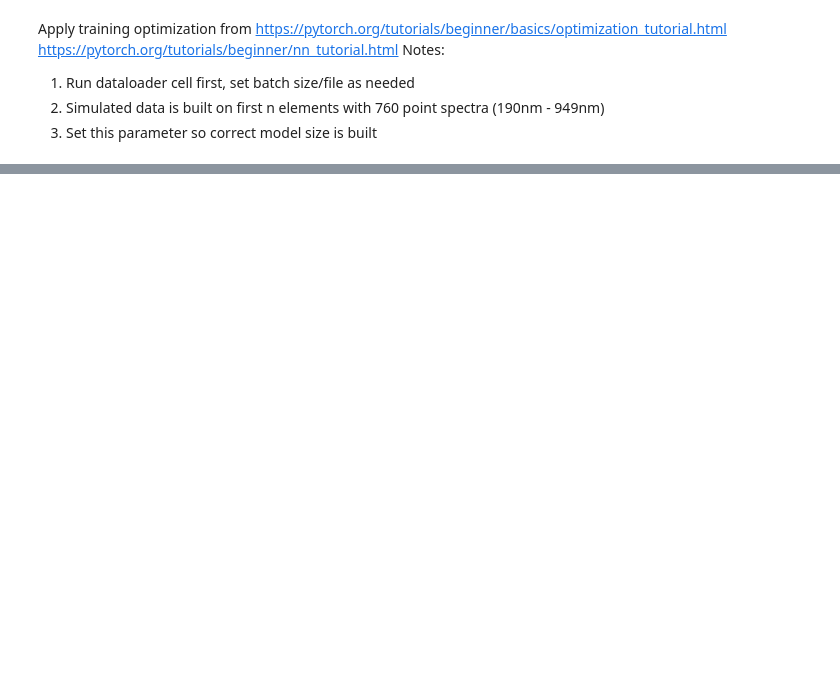
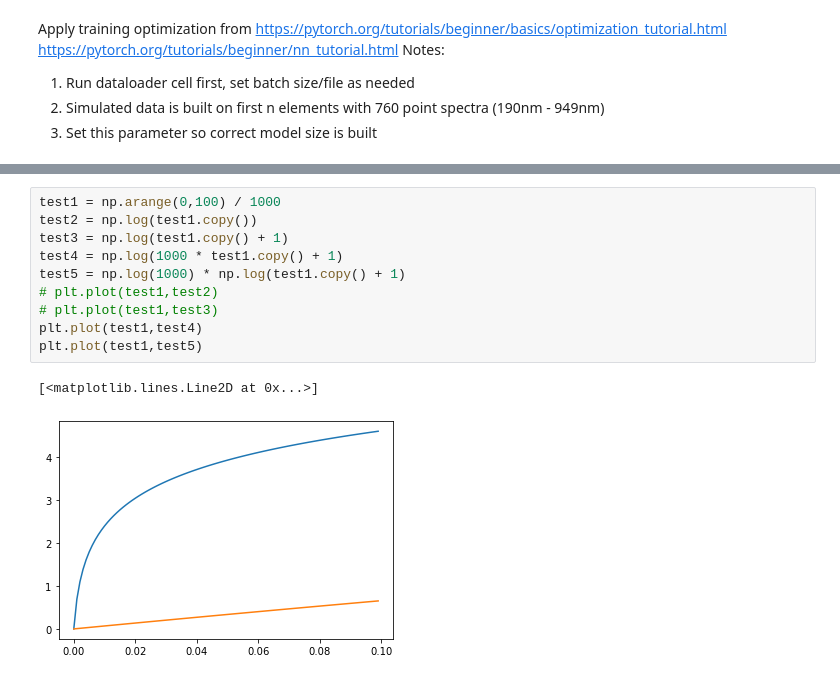
Before and after one commit to MWhitta/phaseMAP, a Jupyter notebook: LIBS_Training.ipynb, the cells around one changed output, grey strips where cells are left out. Saved outputs shown, nothing was run; the diff lists cells and outputs as text; blank space fills up the shorter version.

```diff
--- a/LIBS_Training.ipynb
+++ b/LIBS_Training.ipynb
@@ -171 +159,14 @@ Ne: 0.000287
 ... (12 outputs left out)
+# %%
+test1 = np.arange(0,100) / 1000
+test2 = np.log(test1.copy())
+test3 = np.log(test1.copy() + 1)
+test4 = np.log(1000 * test1.copy() + 1)
+test5 = np.log(1000) * np.log(test1.copy() + 1)
+# plt.plot(test1,test2)
+# plt.plot(test1,test3)
+plt.plot(test1,test4)
+plt.plot(test1,test5)
+# %% [output]
+[<matplotlib.lines.Line2D at 0x...>]
+[figure, added]
```
Also changed, not shown: parts of 5 cells of this notebook, 11 other files.
